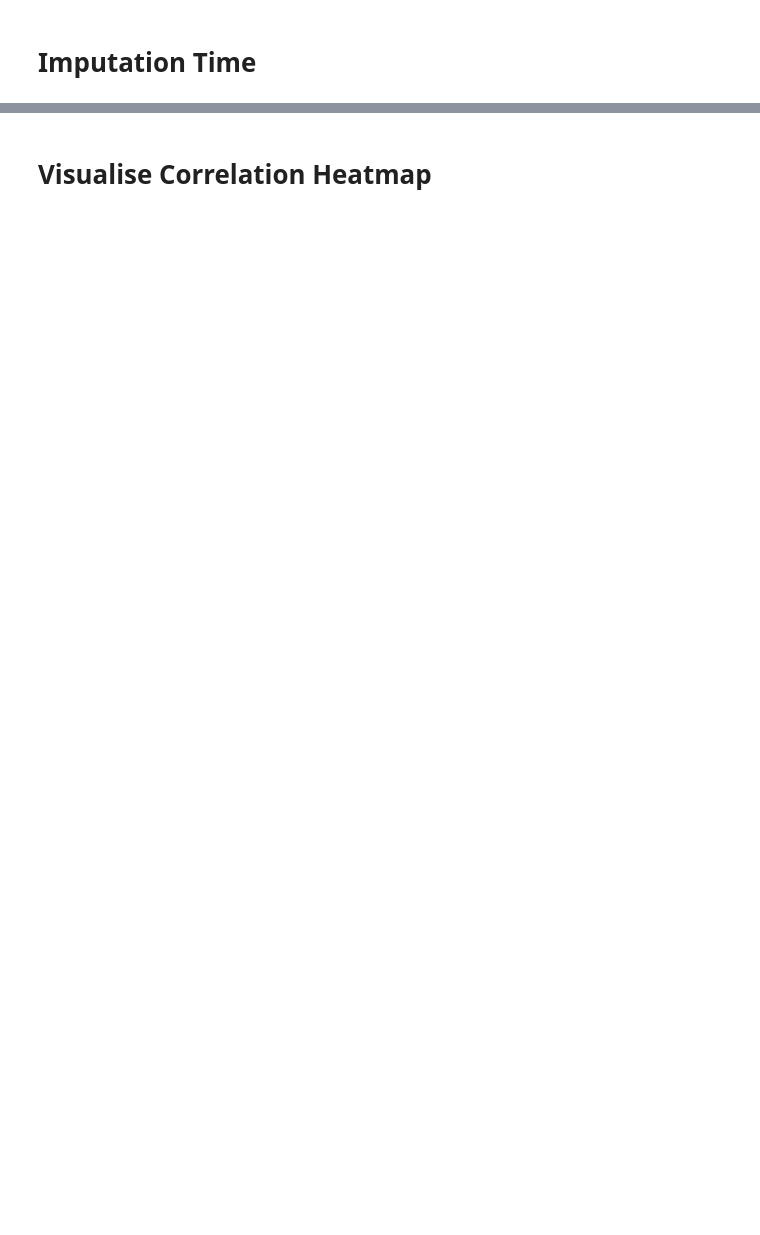
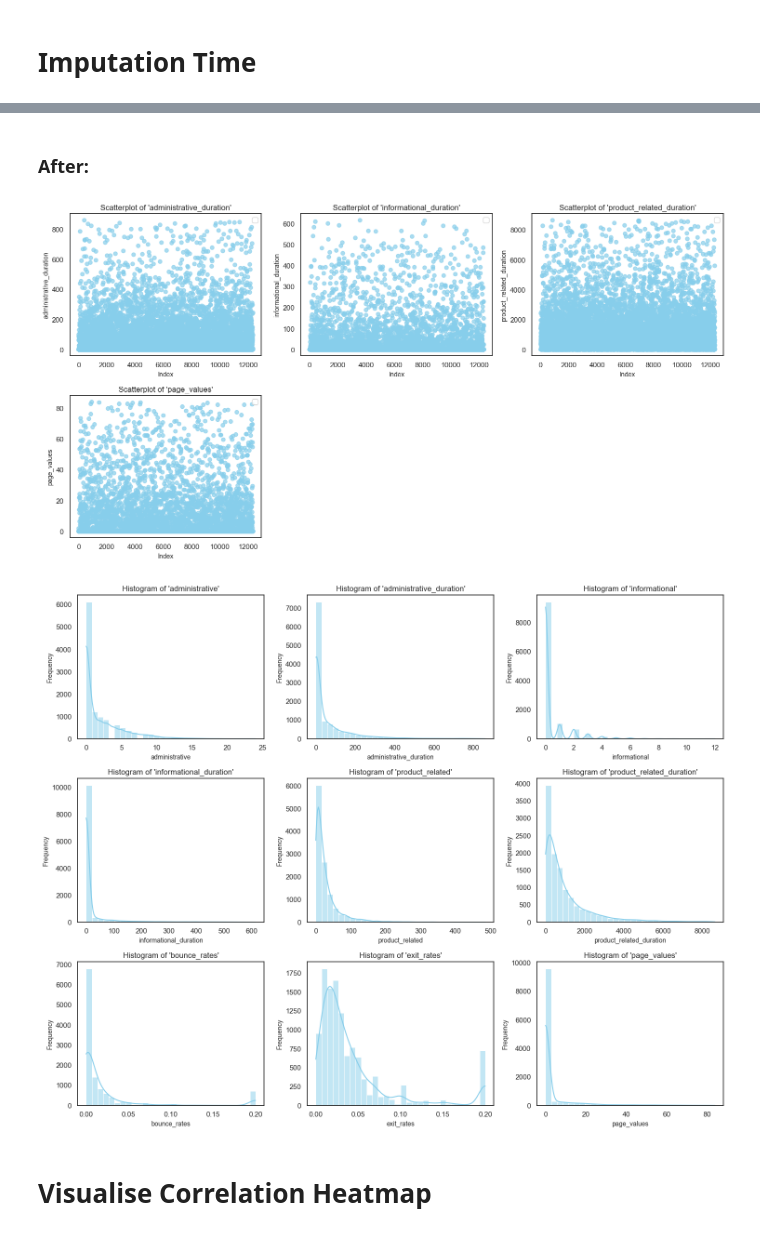
Before and after one commit to kiprenzo/Online-Retail-EDA--Python-Data-Vis, a Jupyter notebook: dataplay.ipynb, the cells around one changed output, grey strips where cells are left out. Drawn from its saved outputs; the diff is of its cells as text; code cells hidden in the pictures; blank space fills up the shorter version.

```diff
--- a/dataplay.ipynb
+++ b/dataplay.ipynb
@@ -213,2 +255,15 @@ dtype: int64
+# %%
+df_sans_outliers = dft(df, columns=cols_with_outliers).drop_outliers(z_threshold=4.5)
+# %% [markdown]
+### After:
+# %%
+%reload_ext autoreload
+%autoreload 2
+
+Plotter(df_sans_outliers).numeric_distributions(columns=cols_with_outliers, plot_type='scatter', highlight_outliers=False)
+Plotter(df_sans_outliers).numeric_distributions(plot_type='hist')
+# %% [output]
+[figure, added]
+[figure, added]
 # %% [markdown]
 # Visualise Correlation Heatmap
```
Also changed, not shown: parts of 11 cells of this notebook, 1 other file.
